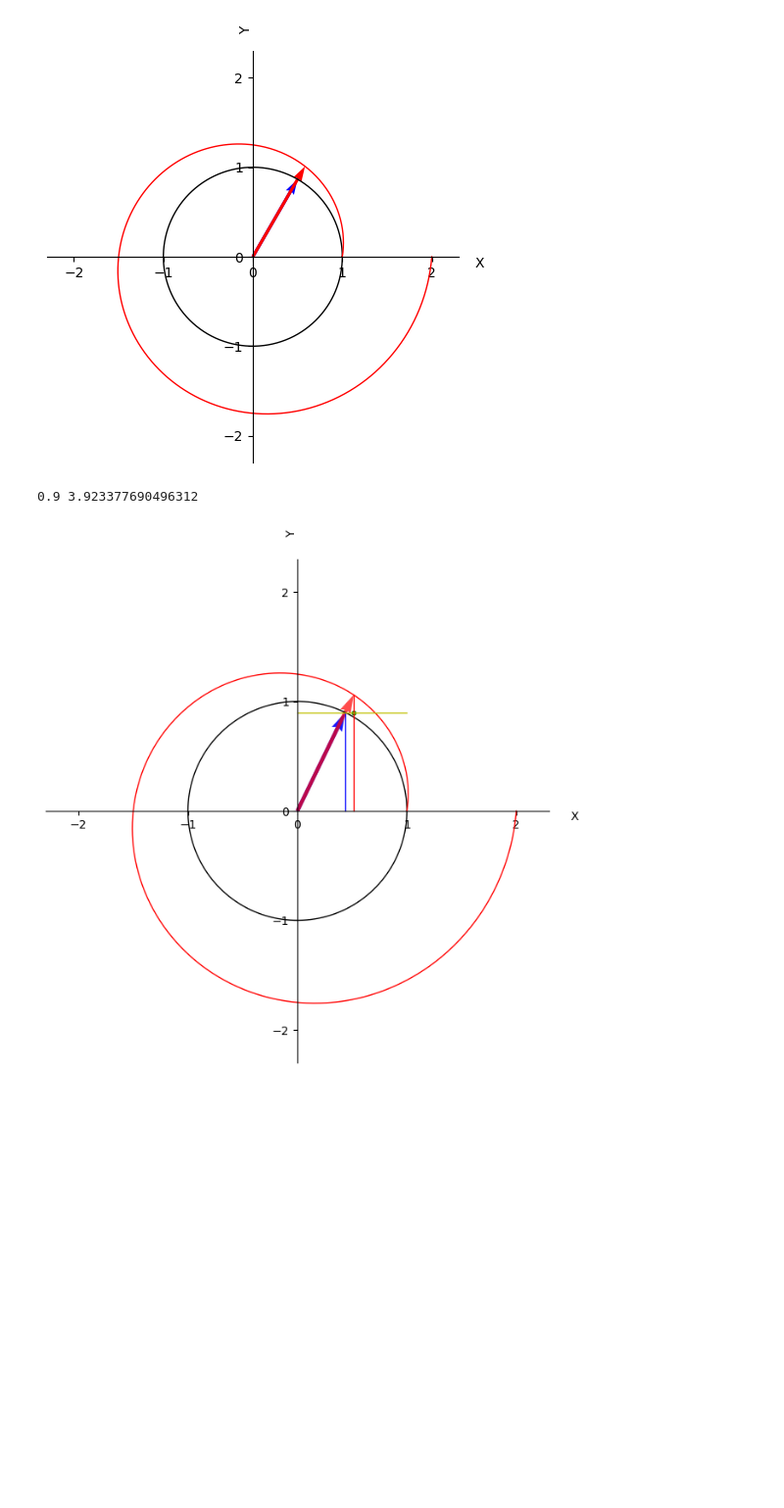
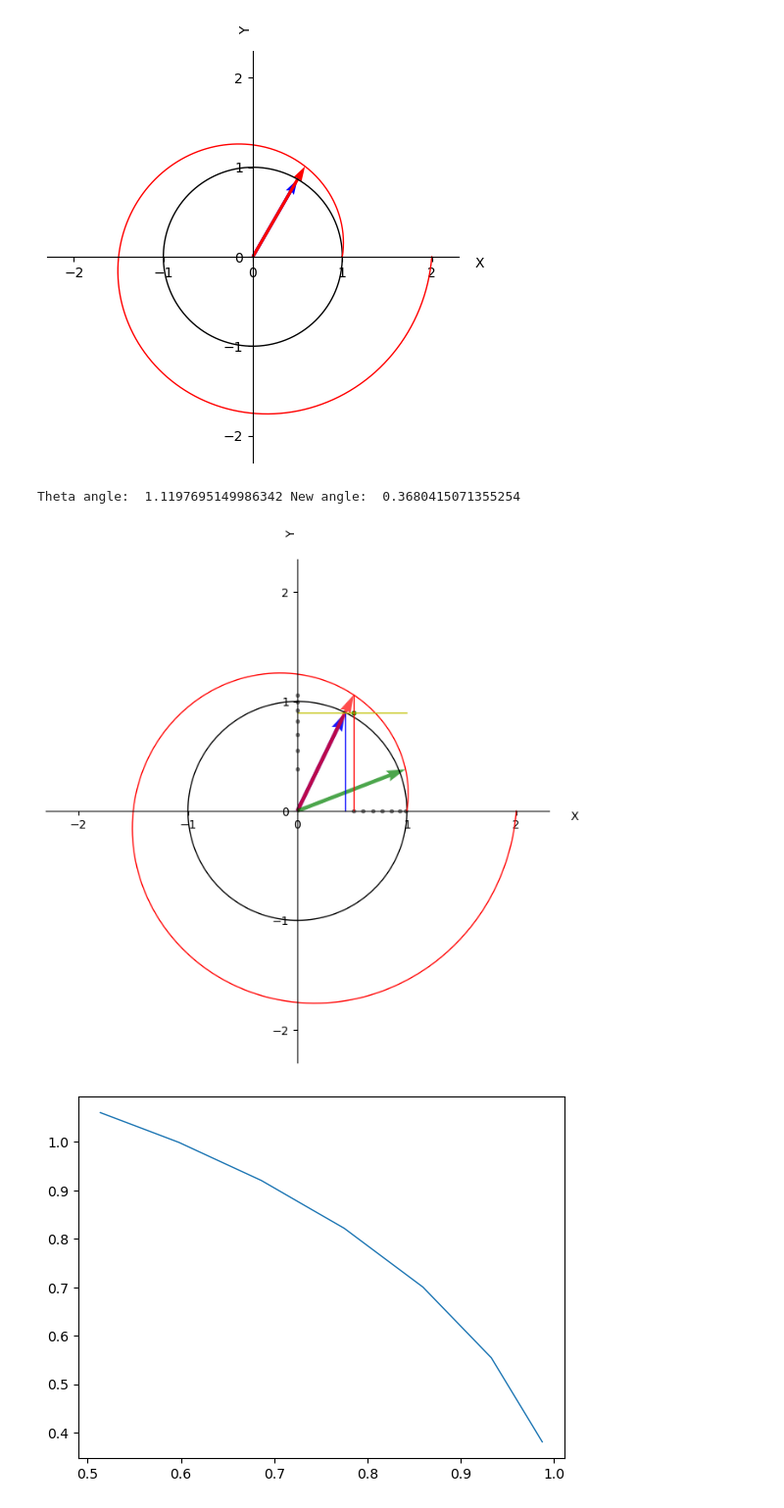
Before and after one commit to Kiril-Lazarov/Intersection-points-between-a-line-and-a-spiral, a Jupyter notebook: Intersection between a line and a spiral.ipynb, the cells around one changed output. Shown at 98% size. Saved outputs shown, nothing was run; the diff lists cells and outputs as text; code cells hidden in the pictures; blank space fills up the shorter version.

Commit message:
Added calc_new_x_y_and_angle()

```diff
--- a/Intersection between a line and a spiral.ipynb
+++ b/Intersection between a line and a spiral.ipynb
@@ -405,6 +405,18 @@ plt.quiver(0, 0, np.cos(theta)+(theta*angle_velocity) * np.cos(theta),
 plt.show()
 # %% [output]
 [figure]
+# %%
+def calc_new_x_y_and_angle(x_length,unit_vec, spiral_vector_velocity, angle_velocity):
+    new_angle = np.arccos(x_length)
+    unit_vector_y = np.sin(new_angle)
+    t = new_angle/ angle_velocity
+    addition_vector = t*spiral_vector_velocity
+    new_spiral_vec_length = unit_vec + addition_vector
+
+    new_x = np.cos(new_angle)+(new_angle*angle_velocity) * np.cos(new_angle)
+    new_y = np.sin(new_angle)+(new_angle*angle_velocity) * np.sin(new_angle)
+
+    return new_x, new_y, new_angle
 # %%
 create_field((10,10), (-2.3,2.3), (-2.3,2.3))
 x_circle = np.cos(angles)
@@ -416,7 +428,7 @@ angles = np.linspace(0, 2 * np.pi, 500)
 unit_vec = 1
 s = 0.9 * unit_vec
 v_angle = 1/(2* np.pi)
-# v_spiral = 2/(2*np.pi)
+v_spiral = 2/(2*np.pi)
 theta_angle = np.arcsin(s)
 S = s + (theta_angle / v_angle) * v_spiral * np.sin(theta_angle)
 
@@ -425,37 +437,60 @@ S = s + (theta_angle / v_angle) * v_spiral * np.sin(theta_angle)
 # y_spiral = (unit_vec+ (angles/v_angle)*v_spiral) * np.sin((angles/v_angle)*v_angle)
 
 x_spiral = np.cos(angles)+(angles*v_angle) * np.cos(angles)
 y_spiral = np.sin(angles)+(angles*v_angle) * np.sin(angles)
 
+new_x = np.cos(np.arcsin(s))
 
-print(s, S)
+x_y_angles = []
+
+for _ in range(7):
+
+    new_x, new_y, new_angle = calc_new_x_y_and_angle(new_x, unit_vec,v_spiral, v_angle)
+    x_y_angles.append([new_x, new_y, new_angle])
+    plt.scatter(new_x, 0,color = 'gray', s = 8)
+    plt.scatter(0,new_y,color = 'gray', s = 8)
+
+
+print('Theta angle: ', theta_angle, 'New angle: ', new_angle)
 
 plt.plot(x_circle, y_circle, color = 'black', linewidth = 1, linestyle = '-')
 plt.plot(x_spiral, y_spiral, color = 'red', linewidth = 1, linestyle = '-')
 
 plt.plot([np.cos(theta_angle),np.cos(theta_angle)], [0,np.sin(theta_angle) ],color = 'blue', linewidth = 1, linestyle = '-')
 plt.plot([np.cos(theta_angle)+(theta_angle*angle_velocity) * np.cos(theta_angle),
          np.cos(theta_angle)+(theta_angle*angle_velocity) * np.cos(theta_angle)],
 
          [0, np.sin(theta_angle) +(theta_angle*angle_velocity) * np.sin(theta_angle)],
          color = 'red', linewidth = 1, linestyle = '-')
 
 plt.plot([0,1], [np.sin(theta_angle),np.sin(theta_angle)], color='y', linewidth = 1, linestyle = '-' )
 
 plt.scatter(np.cos(theta_angle)+(theta_angle*angle_velocity) * np.cos(theta_angle), s, color = 'green', s = 10)
 
-
+# unit vector
 plt.quiver(0, 0, np.cos(theta_angle), np.sin(theta_angle), angles = "xy", scale_units = "xy",
            scale = 1, linewidth = 0.01, color = 'blue', alpha =0.9)
 
+# spiral vector
 plt.quiver(0, 0, np.cos(theta_angle)+(theta_angle*angle_velocity) * np.cos(theta_angle),
            np.sin(theta_angle) +(theta_angle*angle_velocity) * np.sin(theta_angle),
            angles = "xy", scale_units = "xy", scale = 1, linewidth = 0.01, color = 'red', alpha =0.7)
 
+# new_spiral_vector
+plt.quiver(0, 0, new_x, new_y, angles = "xy", scale_units = "xy", scale = 1, linewidth = 0.01, color = 'green', alpha =0.7)
+
 plt.show()
+
+x_y_angles = np.array(x_y_angles)
+plt.plot(x_y_angles[:,0], x_y_angles[:,1],linewidth = 1, linestyle = '-')
+plt.show()
+
+# for i in range(1,len(x_y_angles)):
+#     print(x_y_angles[i][0] - x_y_angles[i-1][0])
 # %% [output]
-0.9 3.923377690496312
+Theta angle:  1.1197695149986342 New angle:  0.3680415071355254
-[figure, old version]
+[figure, new version]
+[figure, added]
 # %%
 sin_cos_angles_range = np.linspace(0.01, 2 * np.pi, 1000)
 
```
